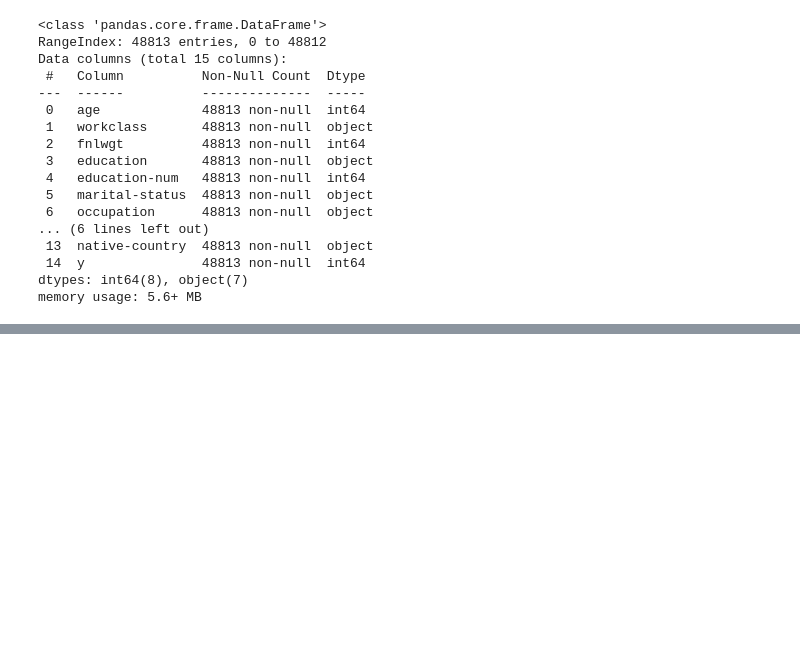
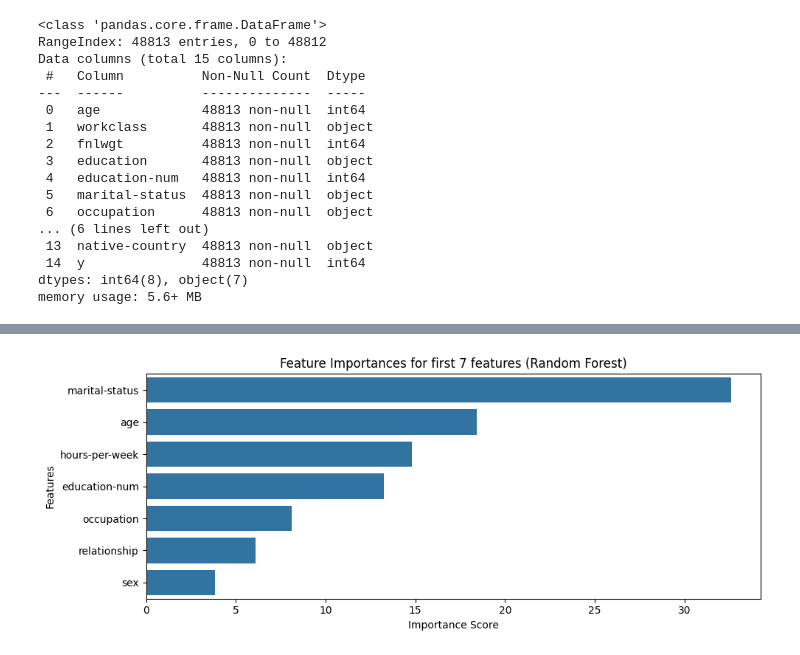
Before and after one commit to kristofwillen/datascience-engie-dssl25, a Jupyter notebook: 1-eda.ipynb, the cells around one changed output, grey strips where cells are left out. Cells and saved outputs as stored; diff of their text form; code cells hidden in the pictures; blank space fills up the shorter version.

```diff
--- a/1-eda.ipynb
+++ b/1-eda.ipynb
@@ -625,0 +751,16 @@ display(df)
+# %%
+feature_importances = pd.Series(clf.feature_importances_, index=X_train.columns)
+feature_importances = feature_importances.sort_values(ascending=False)
+# %%
+import seaborn as sns
+
+plt.figure(figsize=(10, 4))
+sns.barplot(x=feature_importances[:7], y=feature_importances.index[:7])
+
+plt.title("Feature Importances for first 7 features (Random Forest)")
+plt.xlabel("Importance Score")
+plt.ylabel("Features")
+plt.tight_layout()
+plt.show()
+# %% [output]
+[figure, added]
```
Also changed, not shown: parts of 17 cells of this notebook.
